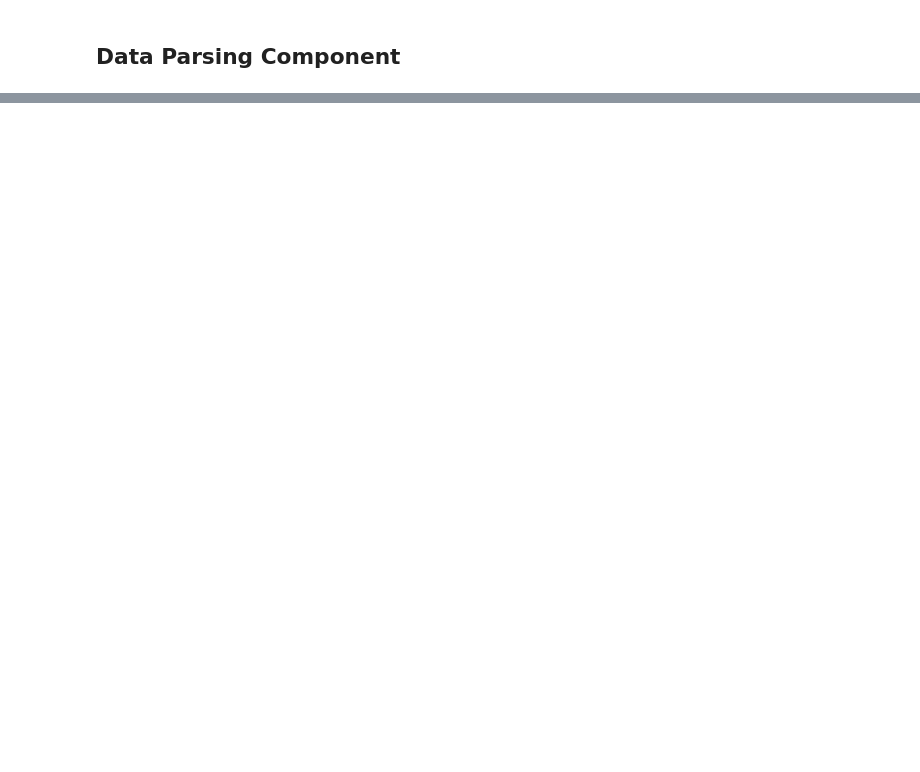
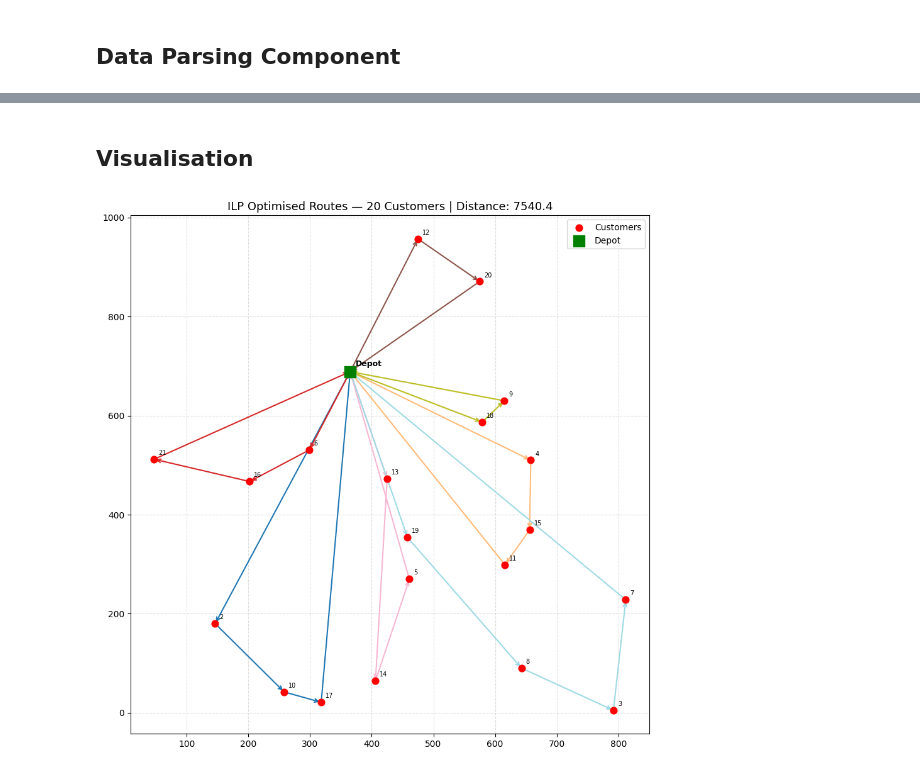
Before and after one commit to ms25940022-boop/IT5082-OM-Assignment, a Jupyter notebook: MS25941562_ILP.ipynb, the cells around one changed output, grey strips where cells are left out. Drawn from its saved outputs; the diff is of its cells as text; code cells hidden in the pictures; blank space fills up the shorter version.

Commit message:
refactor: enhance CVRP optimization notebook with detailed optimizations and improved markdown descriptions; update installation instructions and add route loading functionality

```diff
--- a/MS25941562_ILP.ipynb
+++ b/MS25941562_ILP.ipynb
@@ -200,0 +328,51 @@ In a real-world scenario, a logistics company might use the ILP to optimize dail
+# %% [markdown]
+## Visualisation
+# %%
+def plot_cvrp_results(coords, routes, title="ILP Optimised Routes"):
+    """Plot routes with a distinct colour per route."""
+    fig, ax = plt.subplots(figsize=(9, 9))
+    cmap = plt.cm.get_cmap('tab20', max(len(routes), 1))
+
+    for idx, route in enumerate(routes):
+        colour = cmap(idx)
+        path = [0] + route + [0]
+        for k in range(len(path) - 1):
+            i, j = path[k], path[k + 1]
+            dx = coords[j, 0] - coords[i, 0]
+            dy = coords[j, 1] - coords[i, 1]
+            ax.annotate("",
+                xy=(coords[j, 0], coords[j, 1]),
+                xytext=(coords[i, 0], coords[i, 1]),
+                arrowprops=dict(arrowstyle="->", color=colour, lw=1.5))
+
+    # Customers
+    ax.scatter(coords[1:, 0], coords[1:, 1],
+               c='red', zorder=5, s=60, label='Customers')
+    for i in range(1, len(coords)):
+        ax.annotate(str(i + 1),  # 1-indexed label
+                    (coords[i, 0], coords[i, 1]),
+                    textcoords="offset points", xytext=(5, 5), fontsize=7)
+
+    # Depot
+    ax.scatter(coords[0, 0], coords[0, 1],
+               c='green', marker='s', s=150, zorder=6, label='Depot')
+    ax.annotate('Depot', (coords[0, 0], coords[0, 1]),
+                textcoords="offset points", xytext=(6, 6), fontsize=9, fontweight='bold')
+
+    ax.set_title(title, fontsize=13)
+    ax.legend(fontsize=10)
+    ax.grid(True, linestyle='--', alpha=0.4)
+    plt.tight_layout()
+    plt.show()
+
+
+if prob.status in [1, 0] and ilp_routes:
+    plot_cvrp_results(
+        coords, ilp_routes,
+        title=f"ILP Optimised Routes — {N-1} Customers | "
+              f"Distance: {pulp.value(prob.objective):.1f}"
+    )
+else:
+    print(f"No solution to plot. Solver status: {pulp.LpStatus[prob.status]}")
+# %% [output]
+[figure, added]
```
Also changed, not shown: parts of 21 cells of this notebook.
